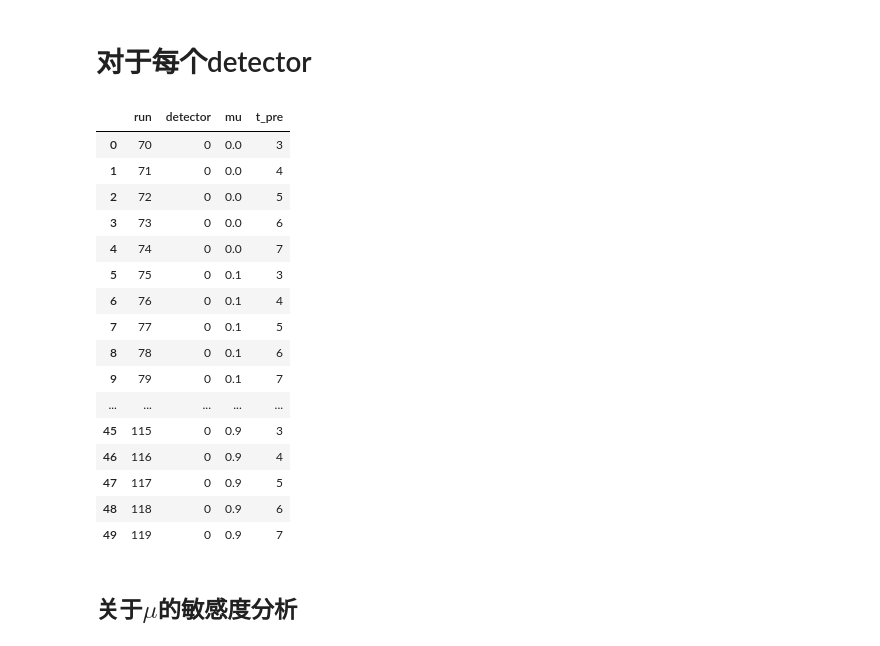
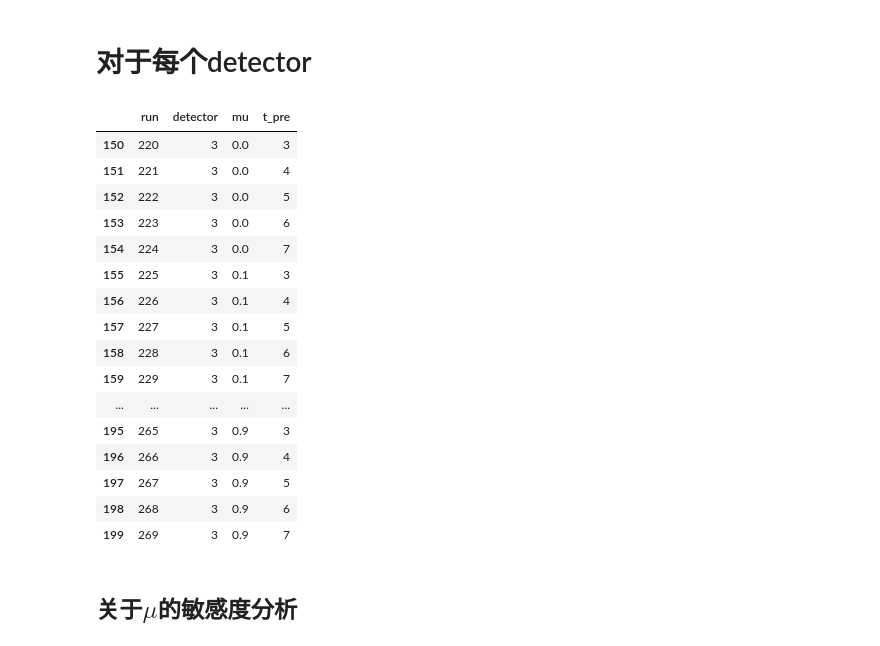
Before and after one commit to khzhang2/BDA_traffic, a Jupyter notebook: sensitivity analysis.ipynb, the cells around one changed output. Cells and saved outputs as stored; diff of their text form; code cells hidden in the pictures.

```diff
--- a/sensitivity analysis.ipynb
+++ b/sensitivity analysis.ipynb
@@ -26,27 +26,27 @@ config_df
 # %% [markdown]
 # 对于每个detector
 # %%
-det = 0
+det = 3
 data_det = config_df.loc[config_df['detector']==det]
 data_det
 # %% [output]
 |  | run | detector | mu | t_pre |
-| 0 | 70 | 0 | 0.0 | 3 |
-| 1 | 71 | 0 | 0.0 | 4 |
-| 2 | 72 | 0 | 0.0 | 5 |
-| 3 | 73 | 0 | 0.0 | 6 |
-| 4 | 74 | 0 | 0.0 | 7 |
-| 5 | 75 | 0 | 0.1 | 3 |
-| 6 | 76 | 0 | 0.1 | 4 |
-| 7 | 77 | 0 | 0.1 | 5 |
-| 8 | 78 | 0 | 0.1 | 6 |
-| 9 | 79 | 0 | 0.1 | 7 |
+| 150 | 220 | 3 | 0.0 | 3 |
+| 151 | 221 | 3 | 0.0 | 4 |
+| 152 | 222 | 3 | 0.0 | 5 |
+| 153 | 223 | 3 | 0.0 | 6 |
+| 154 | 224 | 3 | 0.0 | 7 |
+| 155 | 225 | 3 | 0.1 | 3 |
+| 156 | 226 | 3 | 0.1 | 4 |
+| 157 | 227 | 3 | 0.1 | 5 |
+| 158 | 228 | 3 | 0.1 | 6 |
+| 159 | 229 | 3 | 0.1 | 7 |
 | ... | ... | ... | ... | ... |
-| 45 | 115 | 0 | 0.9 | 3 |
-| 46 | 116 | 0 | 0.9 | 4 |
-| 47 | 117 | 0 | 0.9 | 5 |
-| 48 | 118 | 0 | 0.9 | 6 |
-| 49 | 119 | 0 | 0.9 | 7 |
+| 195 | 265 | 3 | 0.9 | 3 |
+| 196 | 266 | 3 | 0.9 | 4 |
+| 197 | 267 | 3 | 0.9 | 5 |
+| 198 | 268 | 3 | 0.9 | 6 |
+| 199 | 269 | 3 | 0.9 | 7 |
 # %% [markdown]
 ## 关于$\mu$的敏感度分析
 # %%
```
Also changed, not shown: parts of 13 cells of this notebook.
